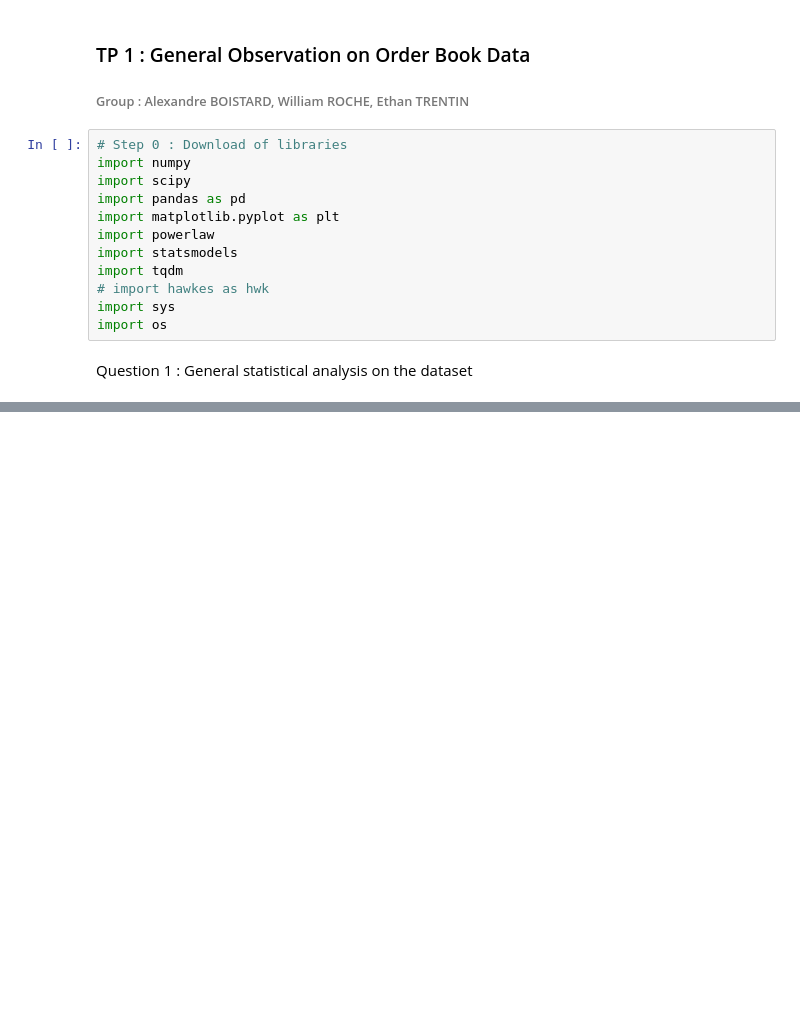
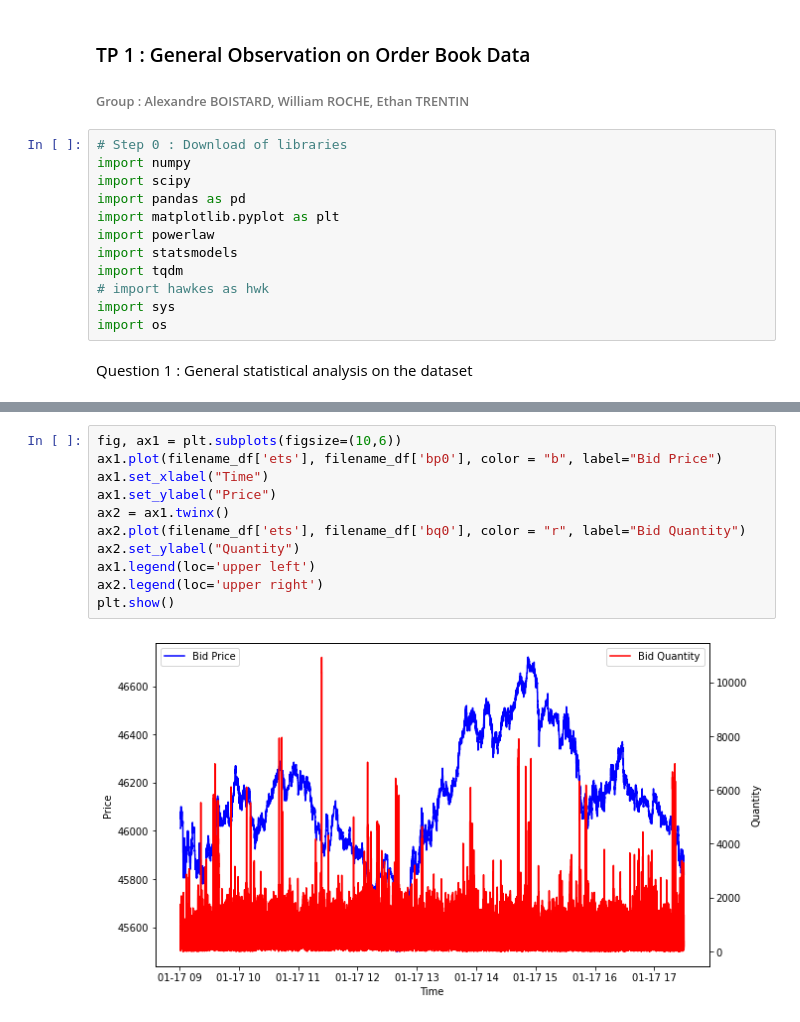
Before and after one commit to ethantrentin/High-Frequency-Data-Limit-Order-Books, a Jupyter notebook: DHF-LAB1-BOISTARD-ROCHE-TRENTIN.ipynb, the cells around one changed output, grey strips where cells are left out. Cells and saved outputs as stored; diff of their text form; blank space fills up the shorter version.

```diff
--- a/DHF-LAB1-BOISTARD-ROCHE-TRENTIN.ipynb
+++ b/DHF-LAB1-BOISTARD-ROCHE-TRENTIN.ipynb
@@ -41,0 +64,13 @@ for filename in os.listdir(Path):
+# %%
+fig, ax1 = plt.subplots(figsize=(10,6))
+ax1.plot(filename_df['ets'], filename_df['bp0'], color = "b", label="Bid Price")
+ax1.set_xlabel("Time")
+ax1.set_ylabel("Price")
+ax2 = ax1.twinx()
+ax2.plot(filename_df['ets'], filename_df['bq0'], color = "r", label="Bid Quantity")
+ax2.set_ylabel("Quantity")
+ax1.legend(loc='upper left')
+ax2.legend(loc='upper right')
+plt.show()
+# %% [output]
+[figure, added]
```
Also changed, not shown: parts of 5 cells of this notebook.
